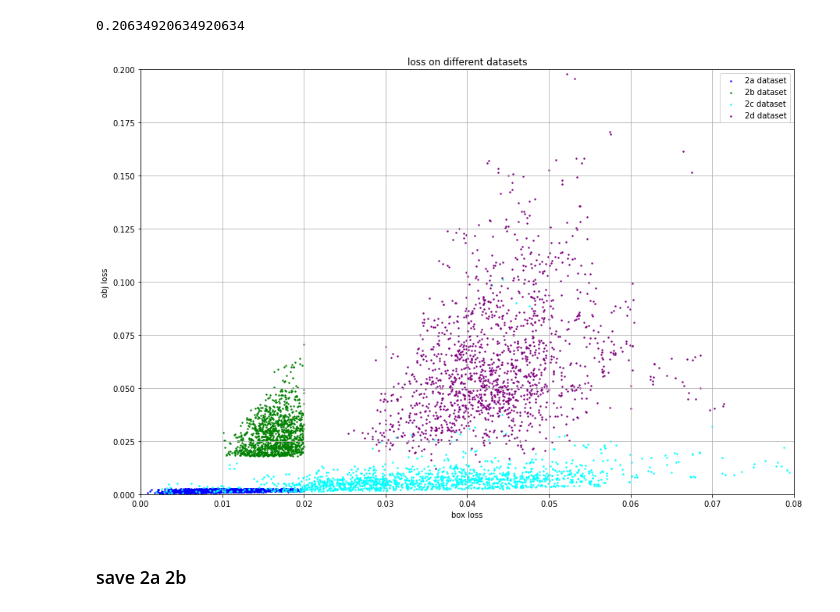
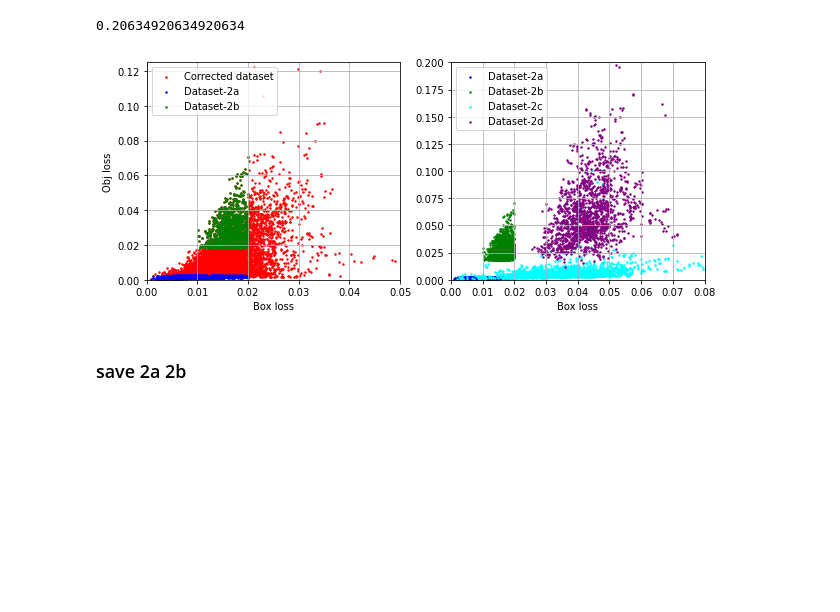
Before and after one commit to liyinze1/Robbins-to-THEMIS, a Jupyter notebook: demo.ipynb, the cells around one changed output. Saved outputs shown, nothing was run; the diff lists cells and outputs as text; code cells hidden in the pictures; blank space fills up the shorter version.

```diff
--- a/demo.ipynb
+++ b/demo.ipynb
@@ -116,23 +116,34 @@ len(data_2b_set) / len(rank) * 4
 robbins_2c = np.array([loss[1:3] for i, loss in robbins_rank.iterrows() if '_'.join(loss[0].split('_')[:2]) in data_2a_set])
 robbins_2d = np.array([loss[1:3] for i, loss in robbins_rank.iterrows() if '_'.join(loss[0].split('_')[:2]) in data_2b_set])
 # %%
-plt.figure(figsize=(15,10))
-# plt.scatter(rank['box'], rank['obj'], s=2, color='r', label='combined dataset')
-plt.scatter(data_2a['box'], data_2a['obj'], s=2, color='b', label='2a dataset')
-plt.scatter(data_2b['box'], data_2b['obj'], s=2, color='g', label='2b dataset')
+plt.figure(figsize=(10,4))
+plt.subplot(1, 2, 1)
+plt.scatter(rank['box'], rank['obj'], s=2, color='r', label='Corrected dataset')
+plt.scatter(data_2a['box'], data_2a['obj'], s=2, color='b', label='Dataset-2a')
+plt.scatter(data_2b['box'], data_2b['obj'], s=2, color='g', label='Dataset-2b')
+plt.grid()
+plt.xlim([0, 0.05])
+plt.ylim([0, 0.125])
+plt.xlabel('Box loss')
+plt.ylabel('Obj loss')
+plt.legend()
+
+
+plt.subplot(1, 2, 2)
+plt.scatter(data_2a['box'], data_2a['obj'], s=2, color='b', label='Dataset-2a')
+plt.scatter(data_2b['box'], data_2b['obj'], s=2, color='g', label='Dataset-2b')
 # plt.scatter(robbins_rank['box'], robbins_rank['obj'], s=1, color='yellow', label='robbins dataset')
-plt.scatter(robbins_2c[:, 0], robbins_2c[:, 1], s=2, color='cyan', label='2c dataset')
-plt.scatter(robbins_2d[:, 0], robbins_2d[:, 1], s=2, color='purple', label='2d dataset')
-plt.grid()
-plt.xlabel('box loss')
-plt.ylabel('obj loss')
+plt.scatter(robbins_2c[:, 0], robbins_2c[:, 1], s=2, color='cyan', label='Dataset-2c')
+plt.scatter(robbins_2d[:, 0], robbins_2d[:, 1], s=2, color='purple', label='Dataset-2d')
 plt.xlim([0, 0.08])
 plt.ylim([0, 0.2])
-plt.title('loss on different datasets')
+plt.grid()
+plt.xlabel('Box loss')
+
 plt.legend()
 plt.show()
 # %% [output]
-[figure, old version]
+[figure, new version]
 # %% [markdown]
 ### save 2a 2b
 # %%
```
Also changed, not shown: parts of 2 cells of this notebook, 9 other files.
